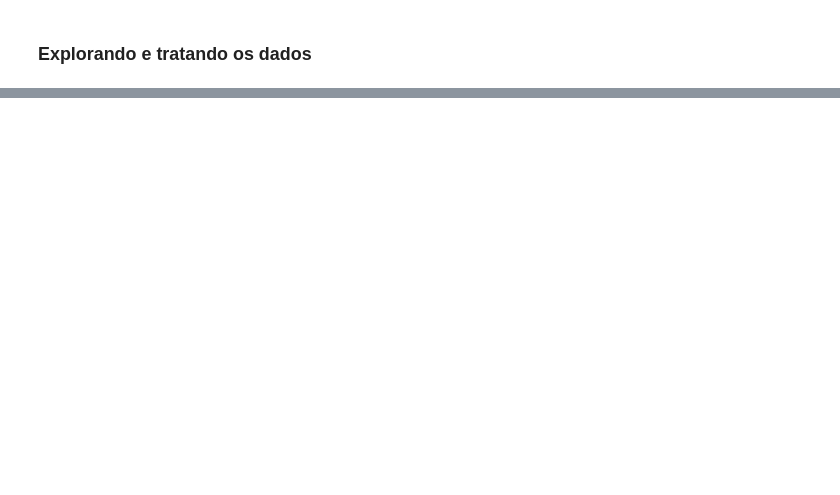
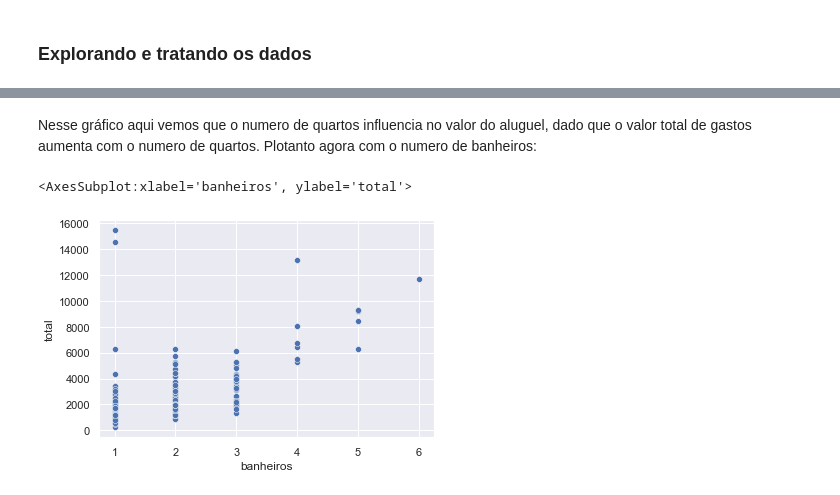
Before and after one commit to cyaneto/DataScienceProjects, a Jupyter notebook: Webscrapping de alugueis/WebScrapping de alugueis.ipynb, the cells around one changed output, grey strips where cells are left out. Saved outputs shown, nothing was run; the diff lists cells and outputs as text; code cells hidden in the pictures; blank space fills up the shorter version.

```diff
--- a/Webscrapping de alugueis/WebScrapping de alugueis.ipynb
+++ b/Webscrapping de alugueis/WebScrapping de alugueis.ipynb
@@ -586,0 +440,7 @@ df_clean= df_clean[df_clean.aluguel<10000]
+# %% [markdown]
+Nesse gráfico aqui vemos que o numero de quartos influencia no valor do aluguel, dado que o valor total de gastos aumenta com o numero de quartos. Plotanto agora com o numero de banheiros:
+# %%
+sns.scatterplot(data=df[df.aluguel<100000],x='banheiros', y='total' )
+# %% [output]
+<AxesSubplot:xlabel='banheiros', ylabel='total'>
+[figure, added]
```
Also changed, not shown: parts of 67 cells of this notebook.
